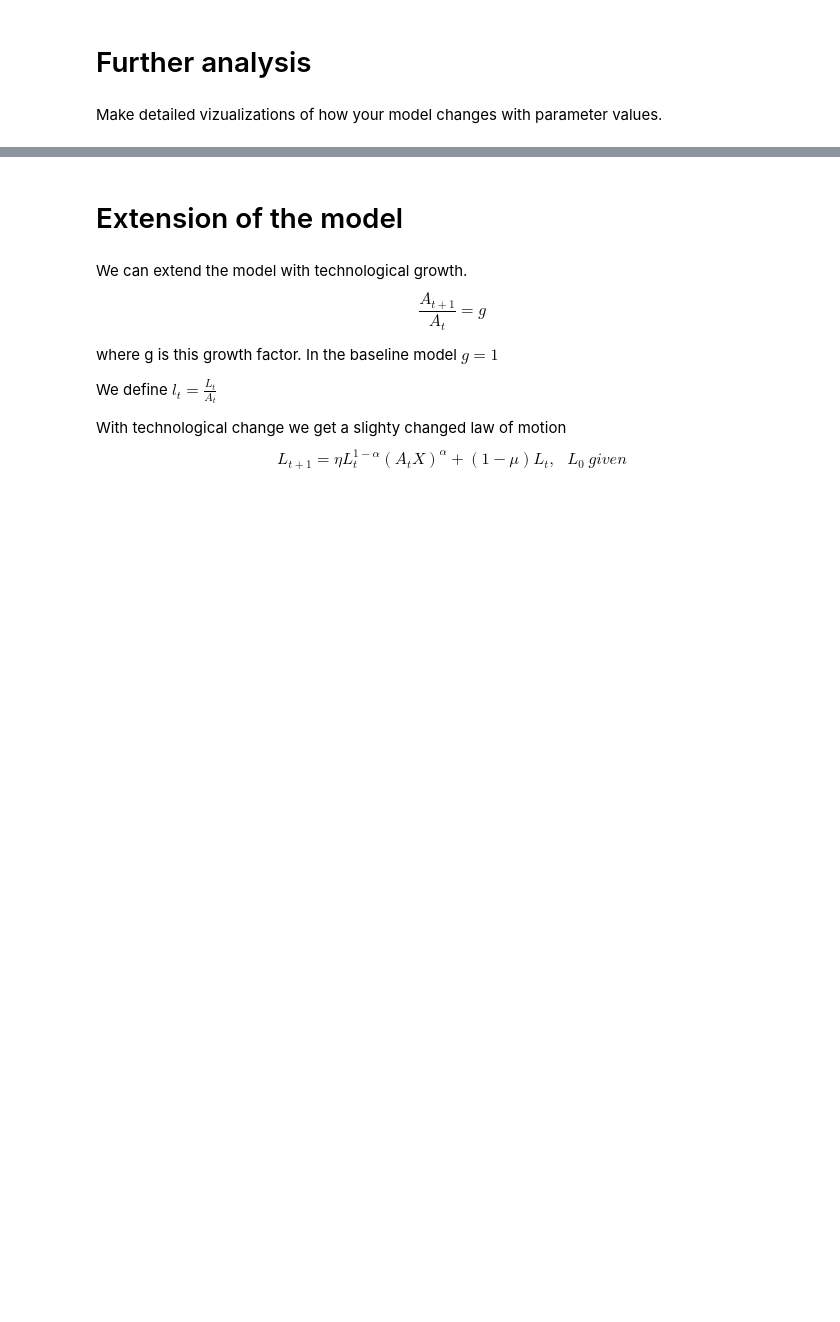
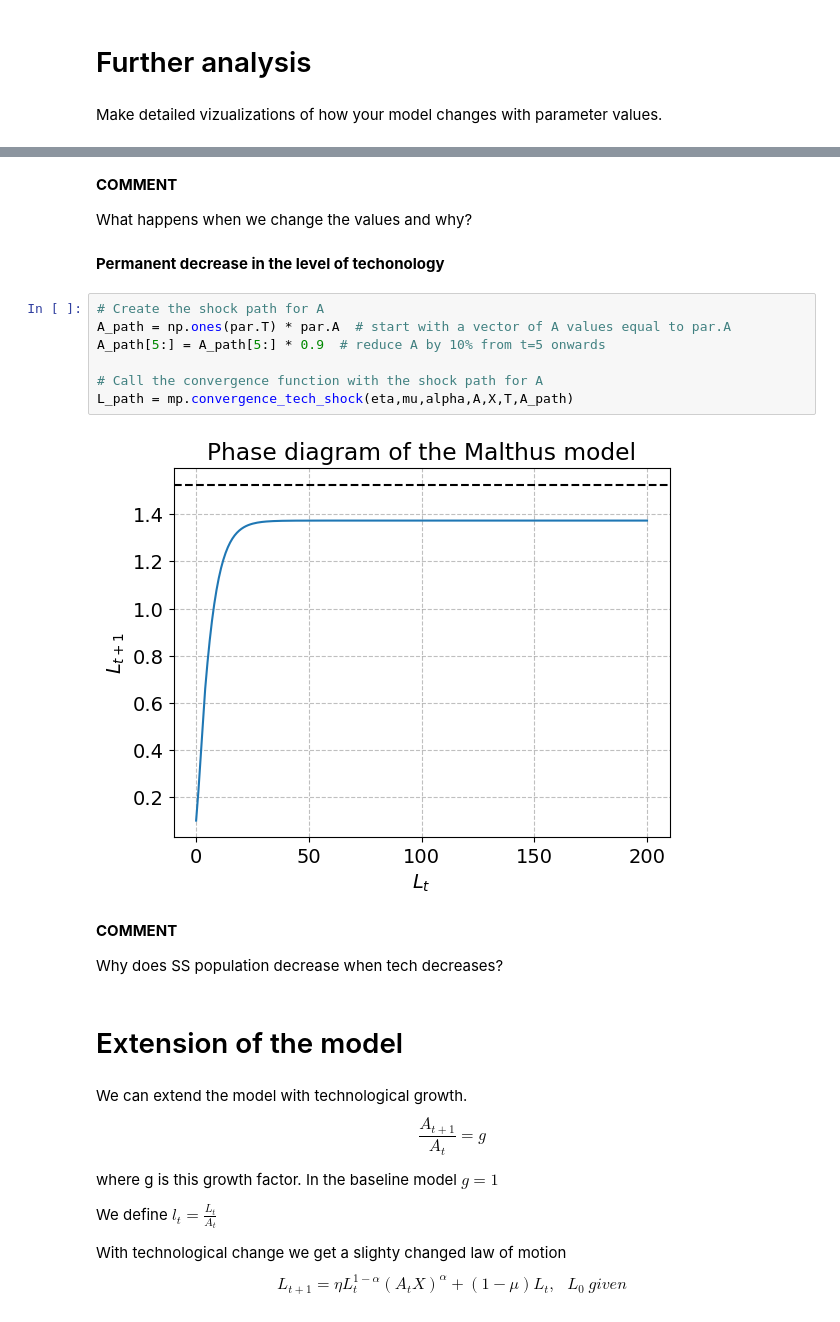
Before and after one commit to NumEconCopenhagen/projects-2023-jos-p-og-tex, a Jupyter notebook: modelproject/modelproject.ipynb, the cells around one changed output, grey strips where cells are left out. Cells and saved outputs as stored; diff of their text form; blank space fills up the shorter version.

```diff
--- a/modelproject/modelproject.ipynb
+++ b/modelproject/modelproject.ipynb
@@ -282,3 +236,22 @@ Make detailed vizualizations of how your model changes with parameter values.
+# %% [markdown]
+**COMMENT**
+
+What happens when we change the values and why?
+# %% [markdown]
+**Permanent decrease in the level of techonology**
+# %%
+# Create the shock path for A
+A_path = np.ones(par.T) * par.A  # start with a vector of A values equal to par.A
+A_path[5:] = A_path[5:] * 0.9  # reduce A by 10% from t=5 onwards
+
+# Call the convergence function with the shock path for A
+L_path = mp.convergence_tech_shock(eta,mu,alpha,A,X,T,A_path)
+# %% [output]
+[figure, added]
+# %% [markdown]
+**COMMENT**
+
+Why does SS population decrease when tech decreases?
 # %% [markdown]
 # Extension of the model
 # %% [markdown]
```
Also changed, not shown: parts of 25 cells of this notebook, 1 other file.
